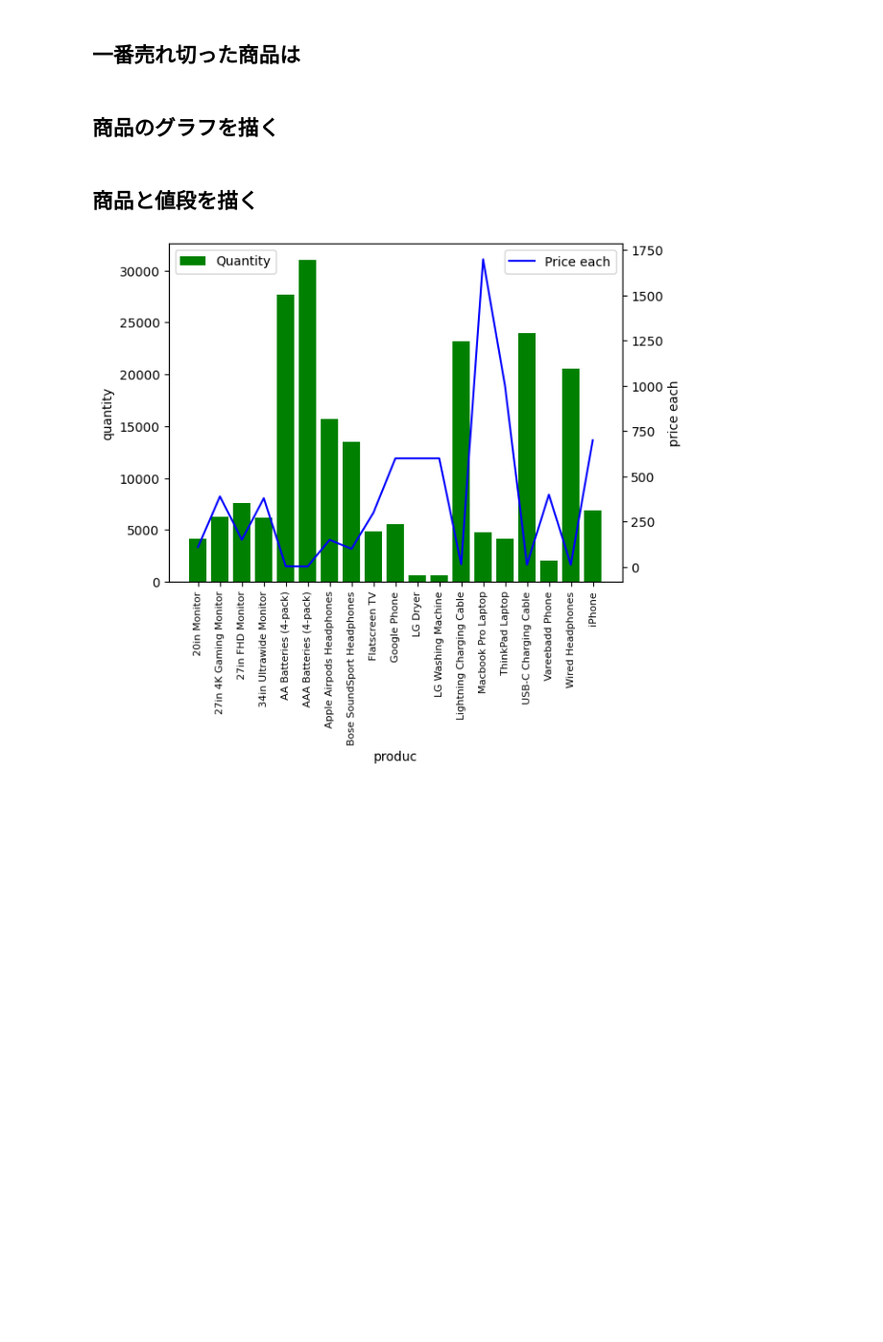
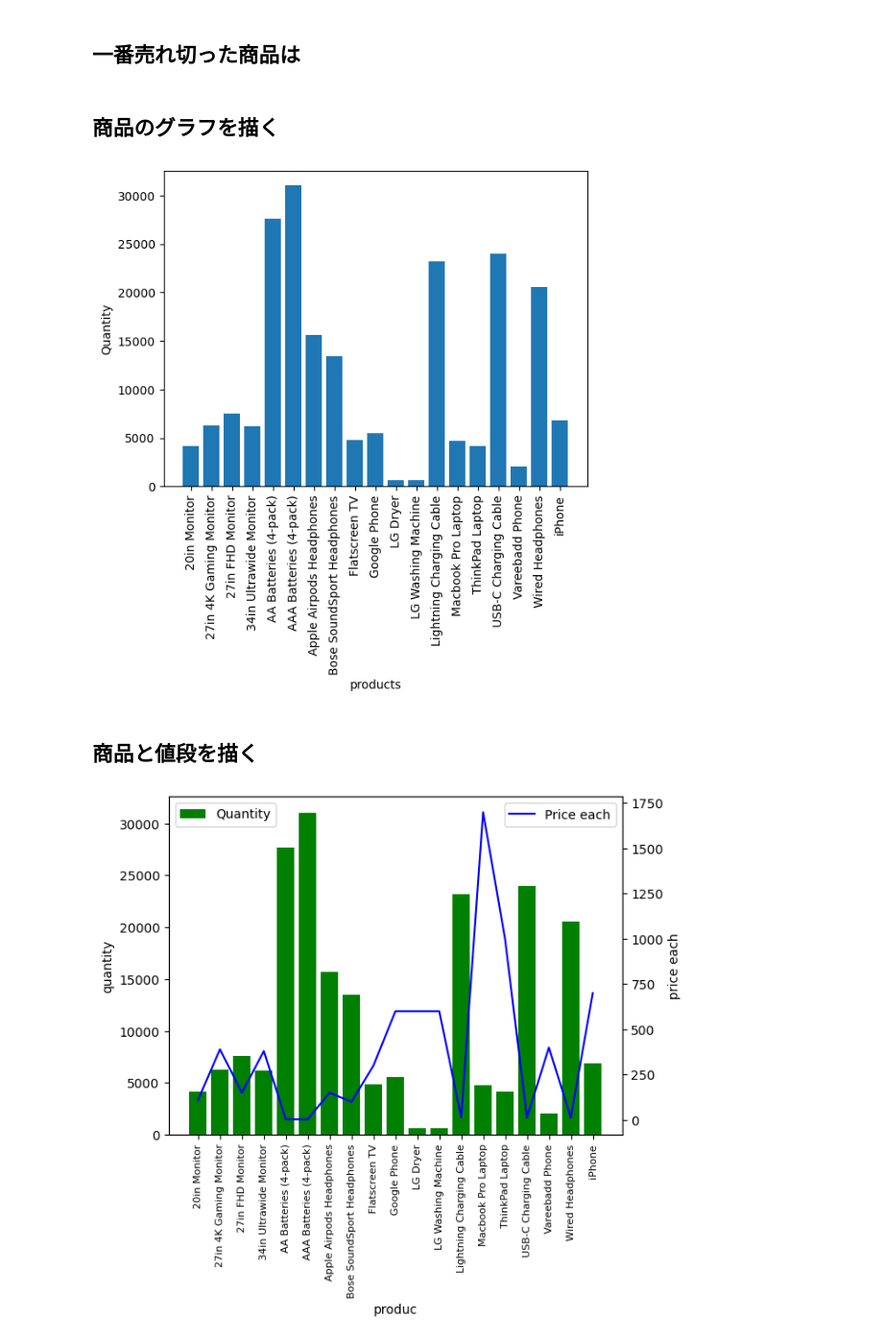
Before and after one commit to shingennahito/Sale-data-analytics, a Jupyter notebook: report.ipynb, the cells around one changed output. Shown at 96% size. Saved outputs shown, nothing was run; the diff lists cells and outputs as text; code cells hidden in the pictures; blank space fills up the shorter version.

```diff
--- a/report.ipynb
+++ b/report.ipynb
@@ -173,6 +166,15 @@ df['Price Each']= df['Price Each'].astype(float)
 price=df.groupby('Product')['Price Each'].mean()
 # %% [markdown]
 ## 商品のグラフを描く
+# %%
+produc_i=[produc for produc,quan in all_products.items()]
+plt.bar(x=produc_i,height=all_products)
+plt.xticks(produc_i,rotation=90)
+plt.xlabel("products")
+plt.ylabel('Quantity')
+plt.show()
+# %% [output]
+[figure, added]
 # %% [markdown]
 ## 商品と値段を描く
 # %%
```
Also changed, not shown: parts of 7 cells of this notebook.
